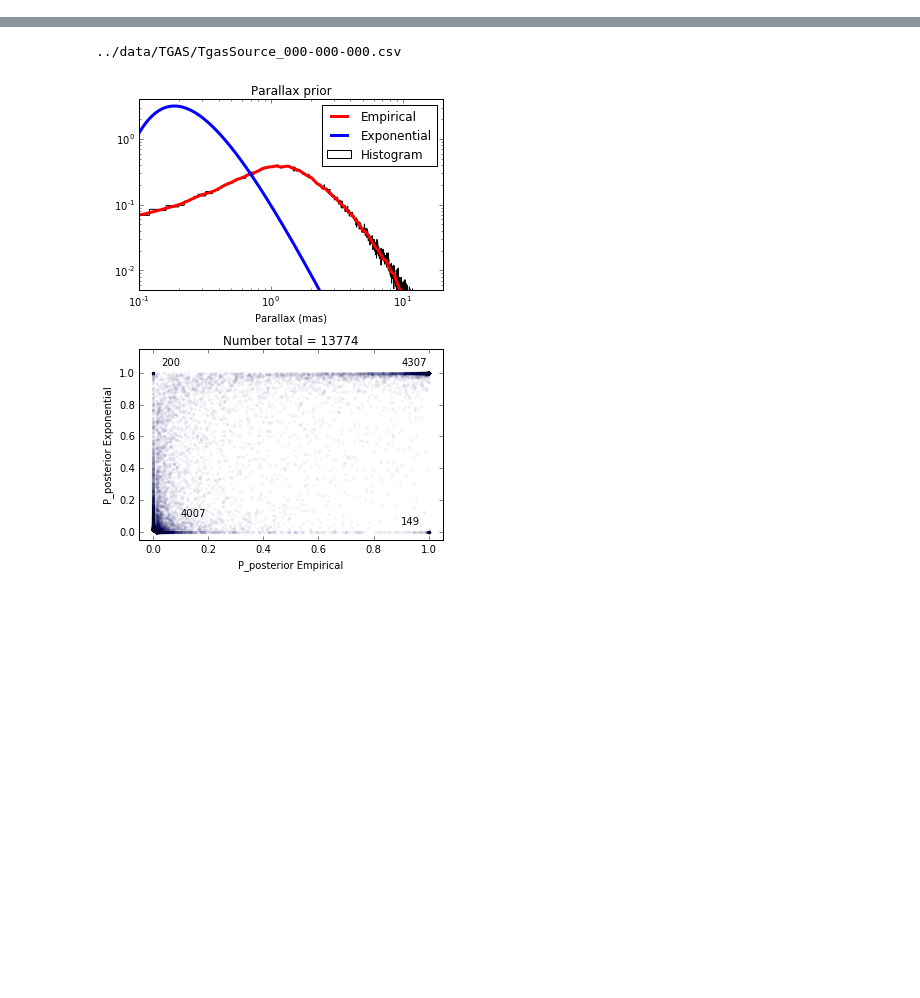
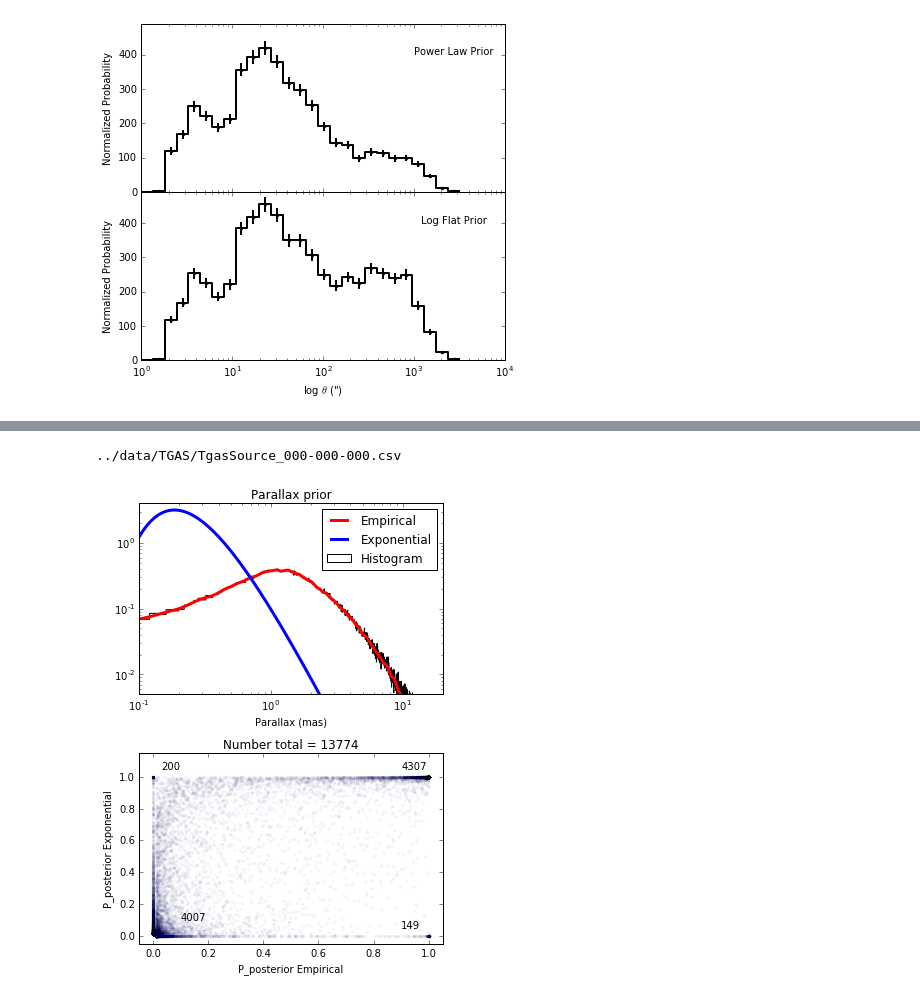
Before and after one commit to astroJeff/gaia_binaries, a Jupyter notebook: notebooks/TGAS_method_compare.ipynb, the cells around one changed output, grey strips where cells are left out. Saved outputs shown, nothing was run; the diff lists cells and outputs as text; code cells hidden in the pictures; blank space fills up the shorter version.

```diff
--- a/notebooks/TGAS_method_compare.ipynb
+++ b/notebooks/TGAS_method_compare.ipynb
@@ -82,0 +510,97 @@ for i in np.arange(len(TGAS_exponential)):
+# %%
+fig, ax = plt.subplots(2, 1, figsize=(6, 5.5))
+
+bins = np.linspace(0, 3.5, 28)
+
+TGAS_power_law_good = TGAS_power_law[TGAS_power_law['P_posterior'] > 0.99]
+TGAS_log_flat_good = TGAS_log_flat[TGAS_log_flat['P_posterior'] > 0.99]
+
+
+
+### POWER LAW ###
+vals, bins = np.histogram(np.log10(TGAS_power_law_good['theta']), bins=bins)
+# ax[0].plot(10**bins[1:], vals, ls='steps', color='k', linewidth=2.0)
+center = 10**((bins[:-1] + bins[1:]) / 2)
+left,right = 10**bins[:-1],10**bins[1:]
+X = np.array([left,right]).T.flatten()
+Y = np.array([vals,vals]).T.flatten()
+yerr = np.sqrt(vals)
+ax[0].plot(X, Y, color='k', linewidth=2.0)
+ax[0].errorbar(center, vals, yerr=yerr, fmt='.', capsize=0, color='k', elinewidth=2)
+
+
+
+# idx = reduce(np.intersect1d,
+#              [np.where(dist_power_law_good < 200.0)[0],
+#               np.where(TGAS_power_law_good['theta'] < 600.0)[0],
+#               np.where(TGAS_power_law_good['theta'] > 10.0)[0]])
+# vals, bins = np.histogram(np.log10(TGAS_power_law_good['theta'][idx]), bins=bins)
+# ax[0].plot(10**bins[1:], vals, ls='steps', color='b', linewidth=2.0, label='D < 200 pc')
+
+# idx = reduce(np.intersect1d,
+#              [np.where(dist_power_law_good < 500.0)[0],
+#               np.where(TGAS_power_law_good['theta'] < 100.0)[0],
+#               np.where(TGAS_power_law_good['theta'] > 10.0)[0]])
+# vals, bins = np.histogram(np.log10(TGAS_power_law_good['theta'][idx]), bins=bins)
+# #center = (bins[:-1] + bins[1:]) / 2
+# ax[0].plot(10**bins[1:], vals, ls='steps', color='g', linewidth=2.0, label='D < 500 pc')
+
+
+
+
+#### LOG FLAT ####
+vals, bins = np.histogram(np.log10(TGAS_log_flat_good['theta']), bins=bins)
+#ax[1].plot(10**bins[1:], vals, ls='steps', color='k', linewidth=2.0)
+center = 10**((bins[:-1] + bins[1:]) / 2)
+left,right = 10**bins[:-1],10**bins[1:]
+X = np.array([left,right]).T.flatten()
+Y = np.array([vals,vals]).T.flatten()
+yerr = np.sqrt(vals)
+ax[1].plot(X, Y, color='k', linewidth=2.0)
+ax[1].errorbar(center, vals, yerr=yerr, fmt='.', capsize=0, color='k', elinewidth=2)
+
+# idx = reduce(np.intersect1d,
+#              [np.where(dist_log_flat_good < 200.0)[0],
+#               np.where(TGAS_log_flat_good['theta'] < 600.0)[0],
+#               np.where(TGAS_log_flat_good['theta'] > 10.0)[0]])
+# vals, bins = np.histogram(np.log10(TGAS_log_flat_good['theta'][idx]), bins=bins)
+# ax[1].plot(10**bins[1:], vals, ls='steps', color='b', linewidth=2.0, label='D < 200 pc')
+
+# idx = reduce(np.intersect1d,
+#              [np.where(dist_log_flat_good < 500.0)[0],
+#               np.where(TGAS_log_flat_good['theta'] < 100.0)[0],
+#               np.where(TGAS_log_flat_good['theta'] > 10.0)[0]])
+# vals, bins = np.histogram(np.log10(TGAS_log_flat_good['theta'][idx]), bins=bins)
+# #center = (bins[:-1] + bins[1:]) / 2
+# ax[1].plot(10**bins[1:], vals, ls='steps', color='g', linewidth=2.0, label='D < 500 pc')
+
+
+
+
+
+ax[0].set_xscale('log')
+ax[1].set_xscale('log')
+
+ax[0].set_xticklabels([])
+
+# ax[0].set_yscale('log')
+# ax[1].set_yscale('log')
+
+ax[0].set_ylim(10.0, 490.0)
+ax[1].set_ylim(10.0, 490.0)
+ax[0].set_yticks(np.linspace(0,400,5))
+ax[1].set_yticks(np.linspace(0,400,5))
+
+ax[1].set_xlabel(r'log $\theta$ (")')
+ax[0].set_ylabel(r'Normalized Probability')
+ax[1].set_ylabel(r'Normalized Probability')
+
+ax[0].text(1.0e3, 400.0, "Power Law Prior")
+ax[1].text(1.2e3, 400.0, "Log Flat Prior")
+
+plt.tight_layout()
+plt.subplots_adjust(hspace=0)
+plt.savefig('../figures/TGAS_theta_distribution.pdf')
+#plt.show()
+# %% [output]
+[figure, added]
```
Also changed, not shown: parts of 17 cells of this notebook, 3 other files.
